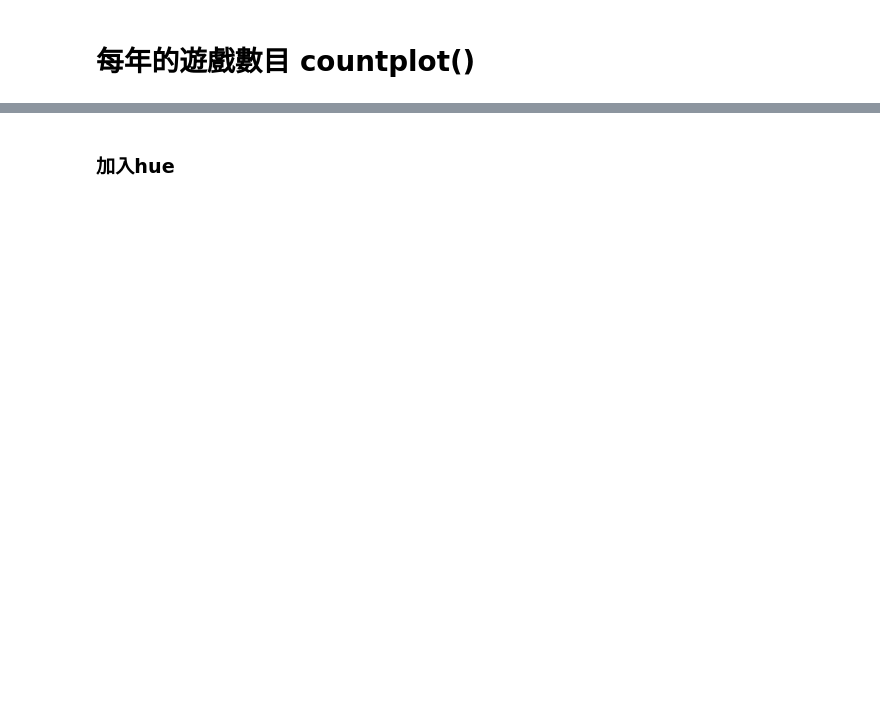
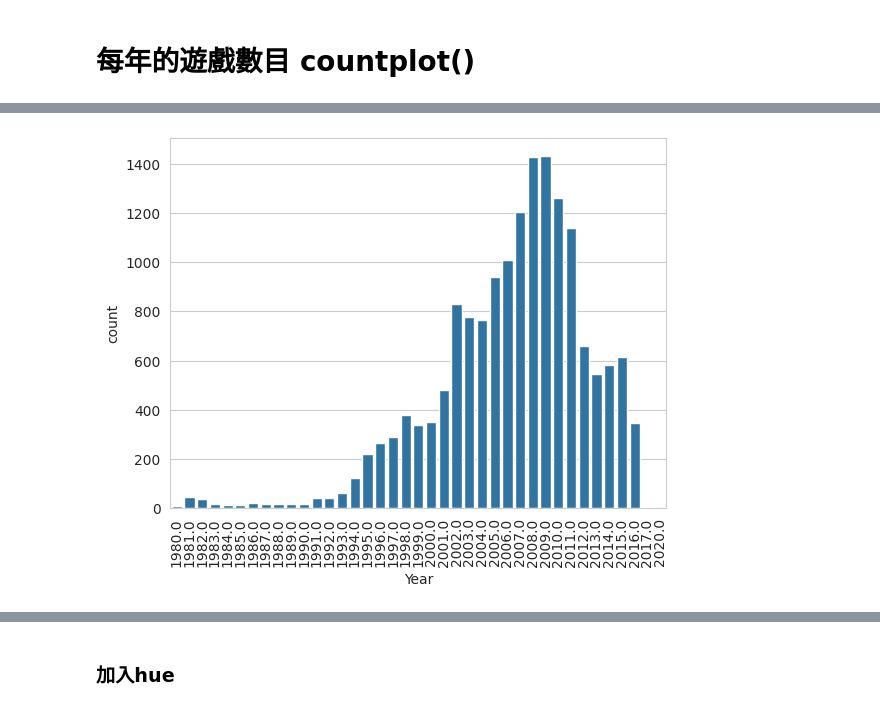
Before and after one commit to Yiting916/data_analysis, a Jupyter notebook: 05-02.LAB_VideoGameSales.ipynb, the cells around one changed output, grey strips where cells are left out. Saved outputs shown, nothing was run; the diff lists cells and outputs as text; code cells hidden in the pictures; blank space fills up the shorter version.

```diff
--- a/05-02.LAB_VideoGameSales.ipynb
+++ b/05-02.LAB_VideoGameSales.ipynb
@@ -108,0 +255,7 @@ data.head(10)
+# %%
+# 畫出直方圖用來顯示每一年發行的遊戲數目
+sns.countplot(x='Year', data=data)
+plt.xticks(rotation=90)
+plt.show()
+# %% [output]
+[figure, added]
```
Also changed, not shown: parts of 20 cells of this notebook.
